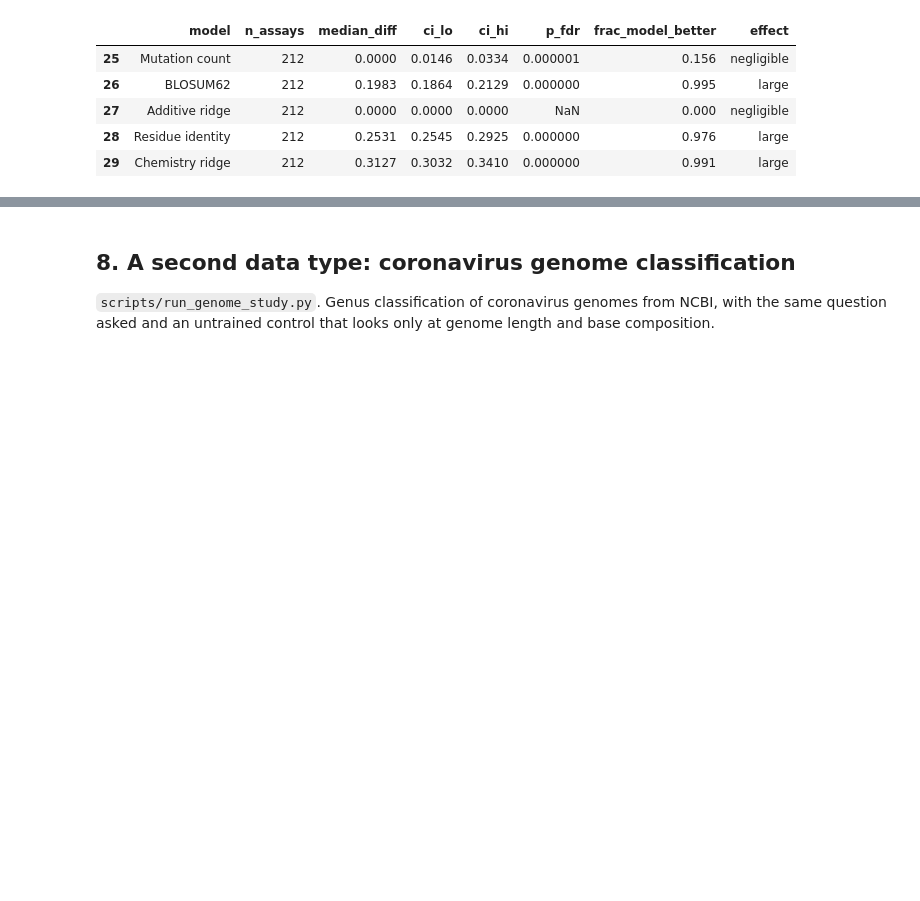
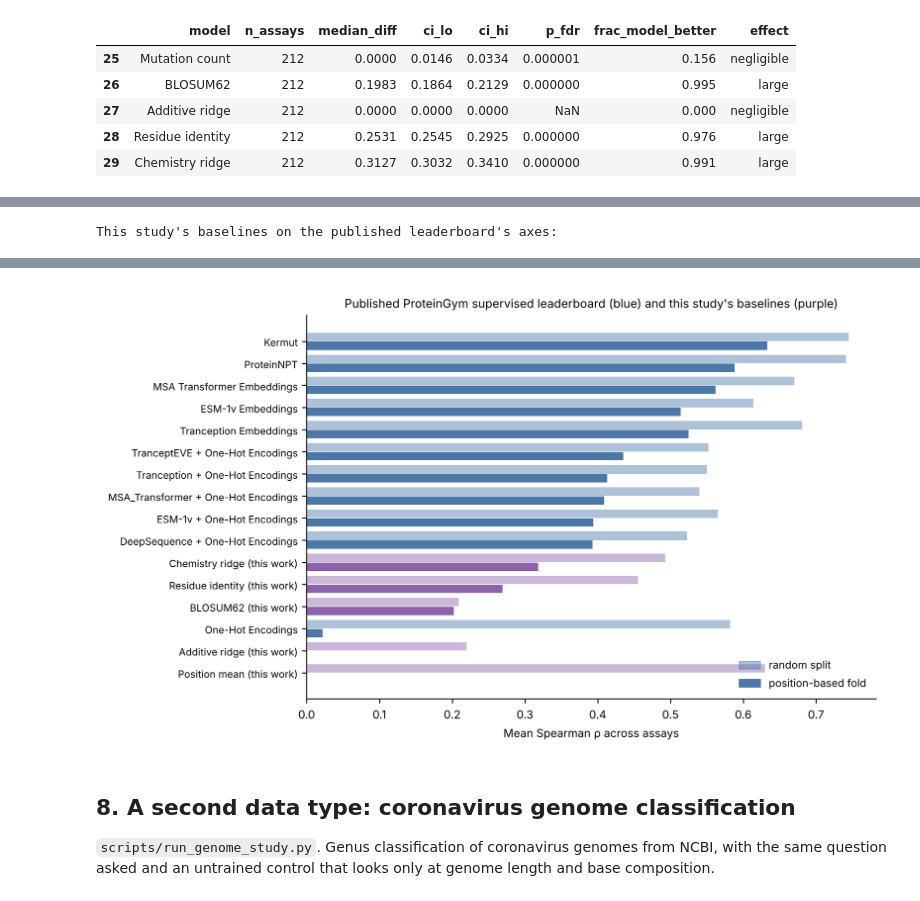
Before and after one commit to isratjahan829/EvoClassNet, a Jupyter notebook: EvoClassNet_report.ipynb, the cells around one changed output, grey strips where cells are left out. Cells and saved outputs as stored; diff of their text form; code cells hidden in the pictures; blank space fills up the shorter version.

```diff
--- a/EvoClassNet_report.ipynb
+++ b/EvoClassNet_report.ipynb
@@ -285,0 +364,8 @@ if len(Cm):
+# %%
+L = C("table_leaderboard_pivot.csv")
+if len(L):
+    print("This study's baselines on the published leaderboard's axes:")
+    display(L)
+show("fig11_leaderboard.png", 900)
+# %% [output]
+This study's baselines on the published leaderboard's axes:
@@ -286,3 +389,4 @@ if len(Cm):
+[figure, added]
 # %% [markdown]
 ## 8. A second data type: coronavirus genome classification
 
```
Also changed, not shown: parts of 7 cells of this notebook, 1 other file.
